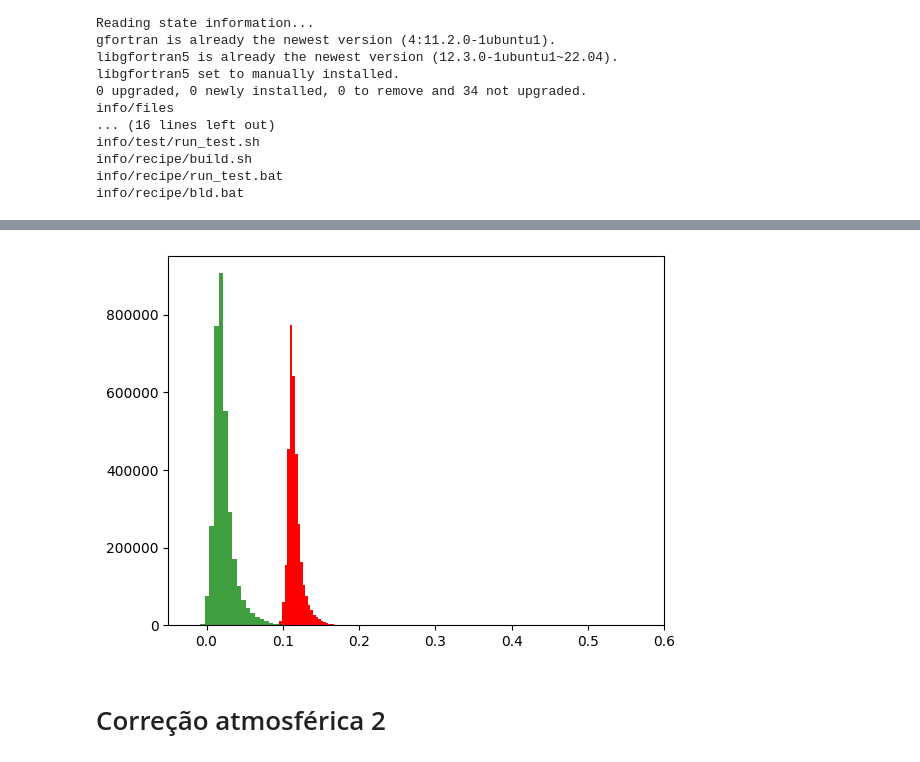
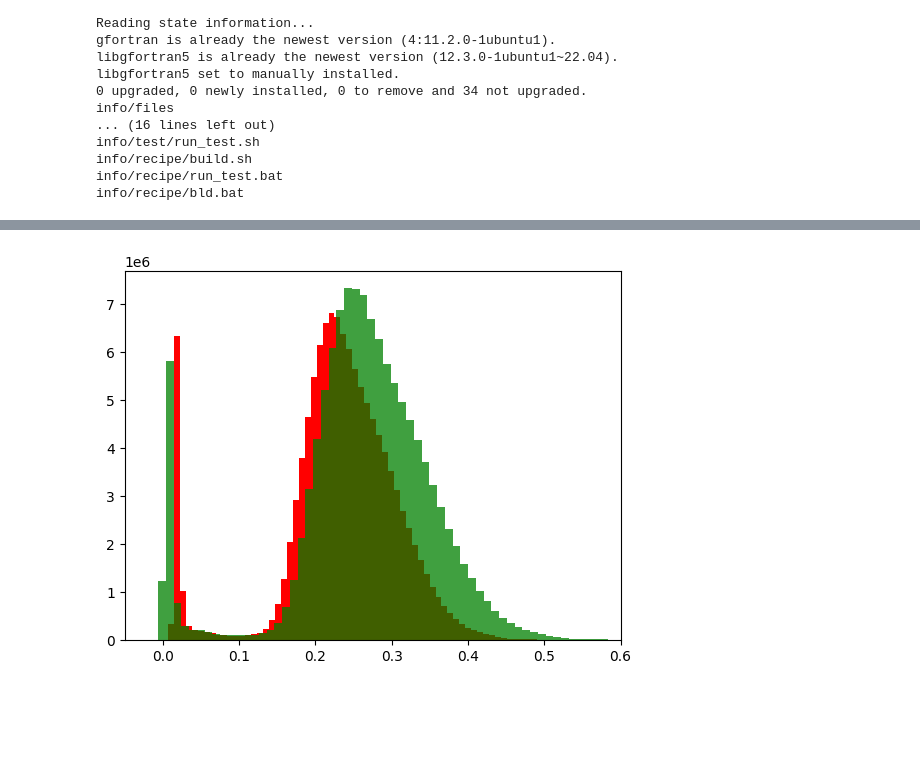
Before and after one commit to Liaons/-Physical_principles_practice2, a Jupyter notebook: Pratica2_principios_fisicos.ipynb, the cells around one changed output, grey strips where cells are left out. Drawn from its saved outputs; the diff is of its cells as text; code cells hidden in the pictures; blank space fills up the shorter version.

```diff
--- a/Pratica2_principios_fisicos.ipynb
+++ b/Pratica2_principios_fisicos.ipynb
@@ -1204,17 +235,22 @@ for banda in atm_parametros:
 
 # https://sentinels.copernicus.eu/web/sentinel/technical-guides/sentinel-2-msi/level-1c/algorithm-overview#:~:text=Before%20storage%20inside%20L1C%20(in,computed%20TOA%20reflectance%20(%CF%81).&text=The%20L1C%20product's%20metadata%20includes,defined%20as%20a%20negative%20value.
 # %%
+def abrir_imagem(path: str):
+    dataset = gdal.Open(path)
+    return dataset.ReadAsArray().astype(float)
+
 # Plotando o histograma das imagens:
-r_toa = abrir_imagem(r'/content/drive/MyDrive/04 - Doutorado - INPE/Princípios Físicos/Pratica2/L1C_T23KMV_A037344_20240430T131241/T23KMV_20240430T131239_B01.TIF')
+r_toa = abrir_imagem(r'/content/drive/MyDrive/04 - Doutorado - INPE/Princípios Físicos/Pratica2/L1C_T23KMV_A037344_20240430T131241/T23KMV_20240430T131239_B08.TIF')
 r_toa = (r_toa + (-1000)) / 10000
 
-r_surperficie = abrir_imagem(r'/content/drive/MyDrive/04 - Doutorado - INPE/Princípios Físicos/Pratica2/L1C_T23KMV_A037344_20240430T131241/img_corrigida/T23KMV_20240430T131239_B01.TIF')
+r_surperficie = abrir_imagem(r'/content/img_corrigida/T23KMV_20240430T131239_B08.TIF')
 
 plt.hist(r_toa.flatten(), bins=250, color='red', edgecolor=None)
 plt.hist(r_surperficie.flatten(), bins=250, color='green', edgecolor=None, alpha=0.75)
 plt.xlim(-0.05, 0.6)
 plt.show()
+
+# Verde os valores da imagem corrigida
+# Vermelho do imagem não corrigida
 # %% [output]
-[figure, old version]
+[figure, new version]
-# %% [markdown]
-# Correção atmosférica 2
```
Also changed, not shown: parts of 20 cells of this notebook.
